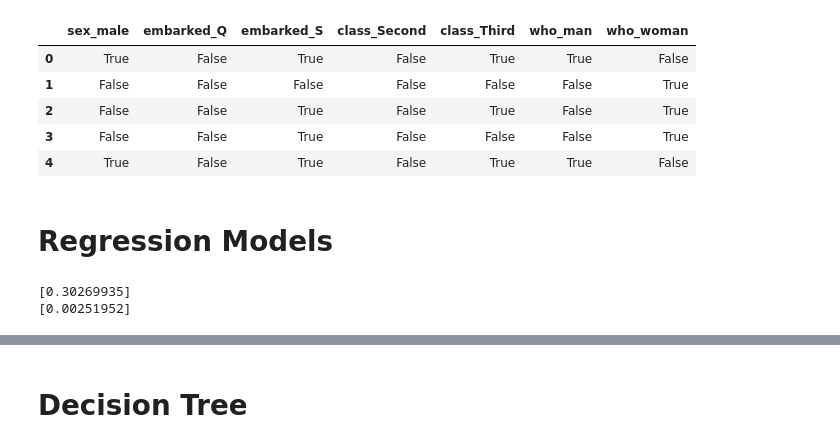
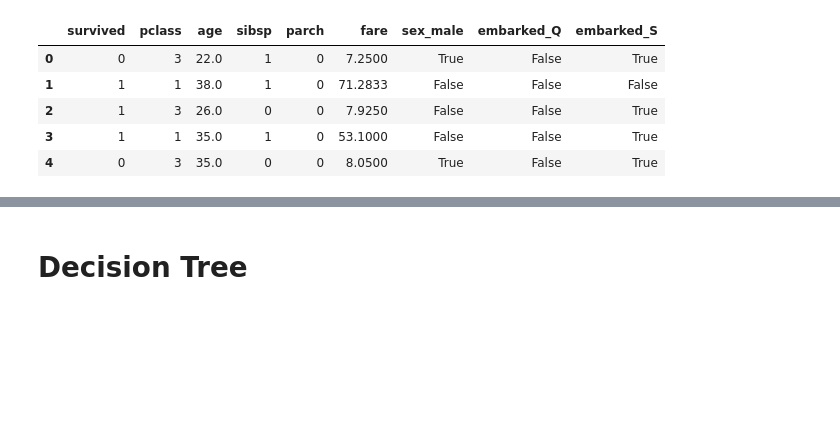
Before and after one commit to DataScience-DHBWKA/ML1-VorlesungsbegleitendenSkripte, a Jupyter notebook: VL8_decisionTree_Titanic.ipynb, the cells around one changed output, grey strips where cells are left out. Cells and saved outputs as stored; diff of their text form; code cells hidden in the pictures; blank space fills up the shorter version.

```diff
--- a/VL8_decisionTree_Titanic.ipynb
+++ b/VL8_decisionTree_Titanic.ipynb
@@ -175,35 +56,19 @@ sns.pairplot(df_clean, hue="sex", diag_kind='hist')
+# %%
+# Unerwünschte Spalten entfernen
+# Wir entfernen z.B. 'deck', 'embark_town' (redundant zu 'embarked'), 'alive' (redundant zu 'survived'), 'class' (redundant zu 'pclass')
+# Zudem 'who', 'adult_male', 'alone', da sie im Entscheidungsbaum nicht nützlich erscheinen
+df_clean = df.drop(['deck', 'embark_town', 'alive', 'class', 'who', 'adult_male', 'alone'], axis=1)
+
+# Fehlende Werte für 'age', 'embarked' und 'fare' entfernen
+df_clean = df_clean.dropna(subset=['age', 'embarked', 'fare'])
 # %%
 # Erzeugen von Dummy Variablen je kategorischer Variablen
-titanic_cat = df_clean.select_dtypes(include=['object', 'category']).columns
-
-dummies = pd.get_dummies(df_clean[titanic_cat], drop_first=True)
-dummies.head()
+df_clean = pd.get_dummies(df_clean, columns=['sex', 'embarked'], drop_first=True)
+df_clean.head()
 # %% [output]
-|  | sex_male | embarked_Q | embarked_S | class_Second | class_Third | who_man | who_woman |
-| 0 | True | False | True | False | True | True | False |
-| 1 | False | False | False | False | False | False | True |
-| 2 | False | False | True | False | True | False | True |
-| 3 | False | False | True | False | False | False | True |
-| 4 | True | False | True | False | True | True | False |
+|  | survived | pclass | age | sibsp | parch | fare | sex_male | embarked_Q | embarked_S |
+| 0 | 0 | 3 | 22.0 | 1 | 0 | 7.2500 | True | False | True |
+| 1 | 1 | 1 | 38.0 | 1 | 0 | 71.2833 | False | False | False |
+| 2 | 1 | 3 | 26.0 | 0 | 0 | 7.9250 | False | False | True |
+| 3 | 1 | 1 | 35.0 | 1 | 0 | 53.1000 | False | False | True |
+| 4 | 0 | 3 | 35.0 | 0 | 0 | 8.0500 | True | False | True |
-# %% [markdown]
-# Regression Models
-# %%
-df_clean.head()
-
-# Add a constant term to the model (intercept)
-X = df_clean[['fare']].values
-y = df_clean[['survived']].values
-#X = sm.add_constant(df_clean['pclass', 'sex', 'sibsp', 'parch', 'fare', 'embarked', 'class', 'who', 'alone'])
-
-# Create and train the regression model
-reg_model = LinearRegression()
-reg_model.fit(X, y)
-
-# Get the model parameters
-intercept = reg_model.intercept_
-coefficient = reg_model.coef_[0]
-print(intercept)
-print(coefficient)
-# %% [output]
-[0.30269935]
-[0.00251952]
```
Also changed, not shown: parts of 30 cells of this notebook, 2 other files.
